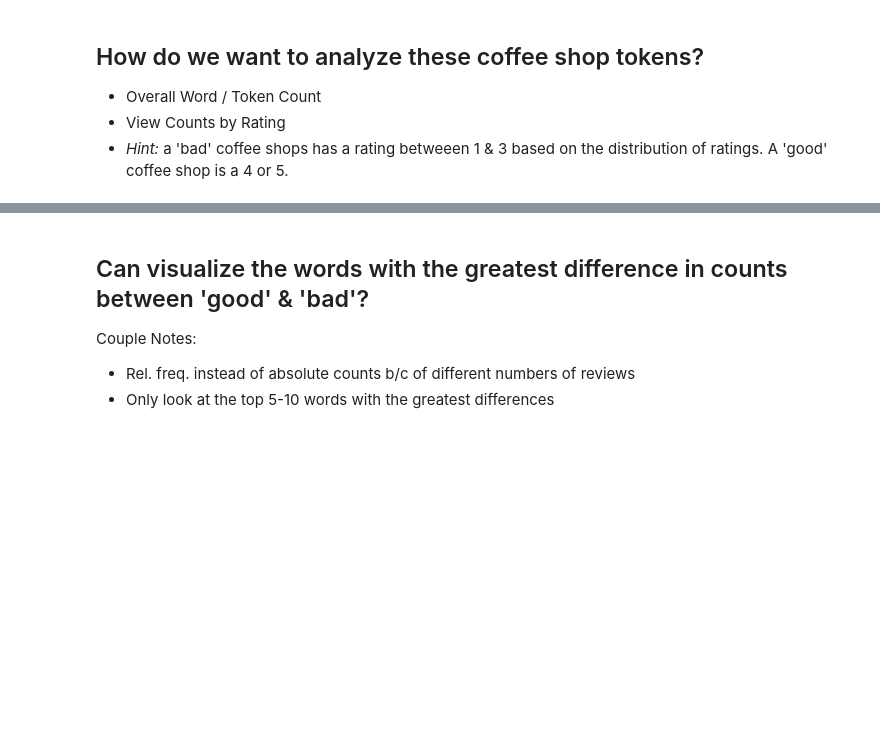
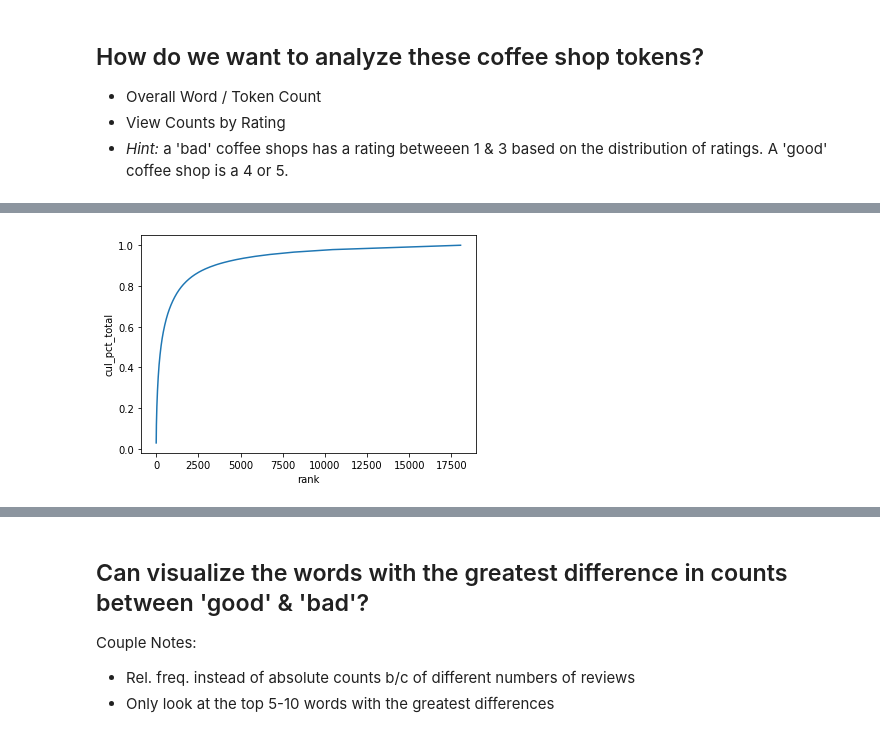
Before and after one commit to ThisIsJorgeLima/DS-Unit-4-Sprint-1-NLP, a Jupyter notebook: module1-text-data/LS_DS_411_Text_Data_Assignment.ipynb, the cells around one changed output, grey strips where cells are left out. Saved outputs shown, nothing was run; the diff lists cells and outputs as text; code cells hidden in the pictures; blank space fills up the shorter version.

```diff
--- a/module1-text-data/LS_DS_411_Text_Data_Assignment.ipynb
+++ b/module1-text-data/LS_DS_411_Text_Data_Assignment.ipynb
@@ -50,3 +161,6 @@ shops.tail()
+# %%
+# make reviews lowercase so Spacy can detect stop words
+shops['full_review_text'] = shops['full_review_text'].apply(lambda x: x.lower())
 # %% [markdown]
 ## How do we want to analyze these coffee shop tokens?
 
@@ -98,0 +225,2 @@ Name: full_review_text, dtype: float64
+# %%
+nlp = spacy.load('en_core_web_lg')
@@ -99,4 +230,20 @@ Name: full_review_text, dtype: float64
+# %%
+#Tokenizer Pipe
+
+tokens = []
+
+# Make the tokens
+for doc in nlp.pipe(shops['full_review_text'], disable=['tagger', 'parser', 'ner']):
+
+    doc_tokens = []
+
+    for token in doc:
+        if (token.is_stop==False) & (token.is_punct==False):
+           doc_tokens.append(token.text)
+
+    tokens.append(doc_tokens)
+
+shops['tokens'] = tokens
 # %%
-shops['tokens']=shops['full_review_text'].apply(tokenize)
-shops.head()
+shops['tokens'].head()
 # %% [output]
@@ -156,0 +320,5 @@ wc.head()
+# %%
+# cumulative distribution plot
+sns.lineplot(x='rank', y='cul_pct_total', data=wc);
+# %% [output]
+[figure, added]
```
Also changed, not shown: parts of 37 cells of this notebook.
